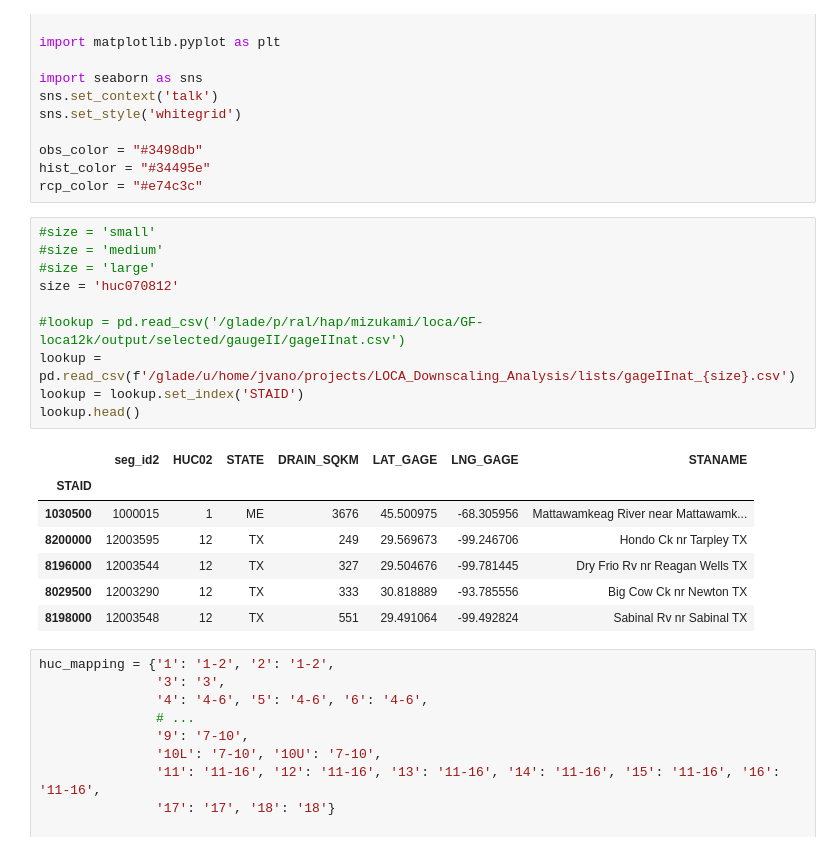
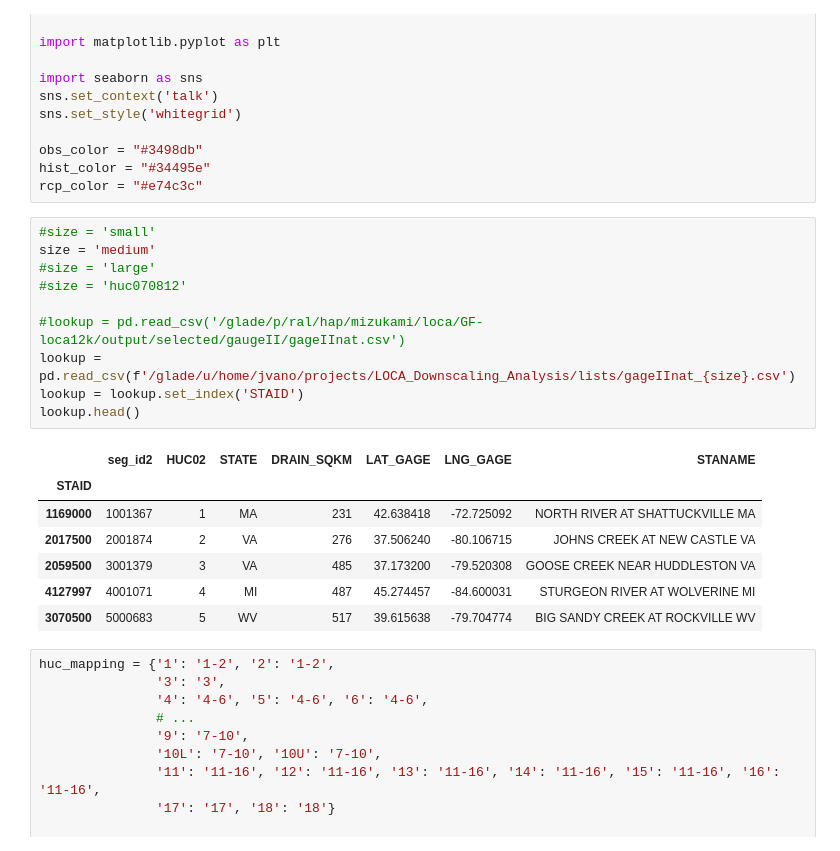
Before and after one commit to nmizukami/LOCA_Downscaling_Analysis, a Jupyter notebook: notebooks/analysis_daily_routed_streamflow_jav.ipynb, the cells around one changed output. Saved outputs shown, nothing was run; the diff lists cells and outputs as text.

```diff
--- a/notebooks/analysis_daily_routed_streamflow_jav.ipynb
+++ b/notebooks/analysis_daily_routed_streamflow_jav.ipynb
@@ -19,22 +19,22 @@ hist_color = "#34495e"
 rcp_color = "#e74c3c"
 # %%
 #size = 'small'
-#size = 'medium'
+size = 'medium'
 #size = 'large'
-size = 'huc070812'
+#size = 'huc070812'
 
 #lookup = pd.read_csv('/glade/p/ral/hap/mizukami/loca/GF-loca12k/output/selected/gaugeII/gageIInat.csv')
 lookup = pd.read_csv(f'/glade/u/home/jvano/projects/LOCA_Downscaling_Analysis/lists/gageIInat_{size}.csv')
 lookup = lookup.set_index('STAID')
 lookup.head()
 # %% [output]
 |  | seg_id2 | HUC02 | STATE | DRAIN_SQKM | LAT_GAGE | LNG_GAGE | STANAME |
 | STAID |  |  |  |  |  |  |  |
-| 1030500 | 1000015 | 1 | ME | 3676 | 45.500975 | -68.305956 | Mattawamkeag River near Mattawamk... |
-| 8200000 | 12003595 | 12 | TX | 249 | 29.569673 | -99.246706 | Hondo Ck nr Tarpley TX |
-| 8196000 | 12003544 | 12 | TX | 327 | 29.504676 | -99.781445 | Dry Frio Rv nr Reagan Wells TX |
-| 8029500 | 12003290 | 12 | TX | 333 | 30.818889 | -93.785556 | Big Cow Ck nr Newton TX |
-| 8198000 | 12003548 | 12 | TX | 551 | 29.491064 | -99.492824 | Sabinal Rv nr Sabinal TX |
+| 1169000 | 1001367 | 1 | MA | 231 | 42.638418 | -72.725092 | NORTH RIVER AT SHATTUCKVILLE MA |
+| 2017500 | 2001874 | 2 | VA | 276 | 37.506240 | -80.106715 | JOHNS CREEK AT NEW CASTLE VA |
+| 2059500 | 3001379 | 3 | VA | 485 | 37.173200 | -79.520308 | GOOSE CREEK NEAR HUDDLESTON VA |
+| 4127997 | 4001071 | 4 | MI | 487 | 45.274457 | -84.600031 | STURGEON RIVER AT WOLVERINE MI |
+| 3070500 | 5000683 | 5 | WV | 517 | 39.615638 | -79.704774 | BIG SANDY CREEK AT ROCKVILLE WV |
 # %%
 huc_mapping = {'1': '1-2', '2': '1-2',
                '3': '3',
```
Also changed, not shown: parts of 9 cells of this notebook, 5 other files.
